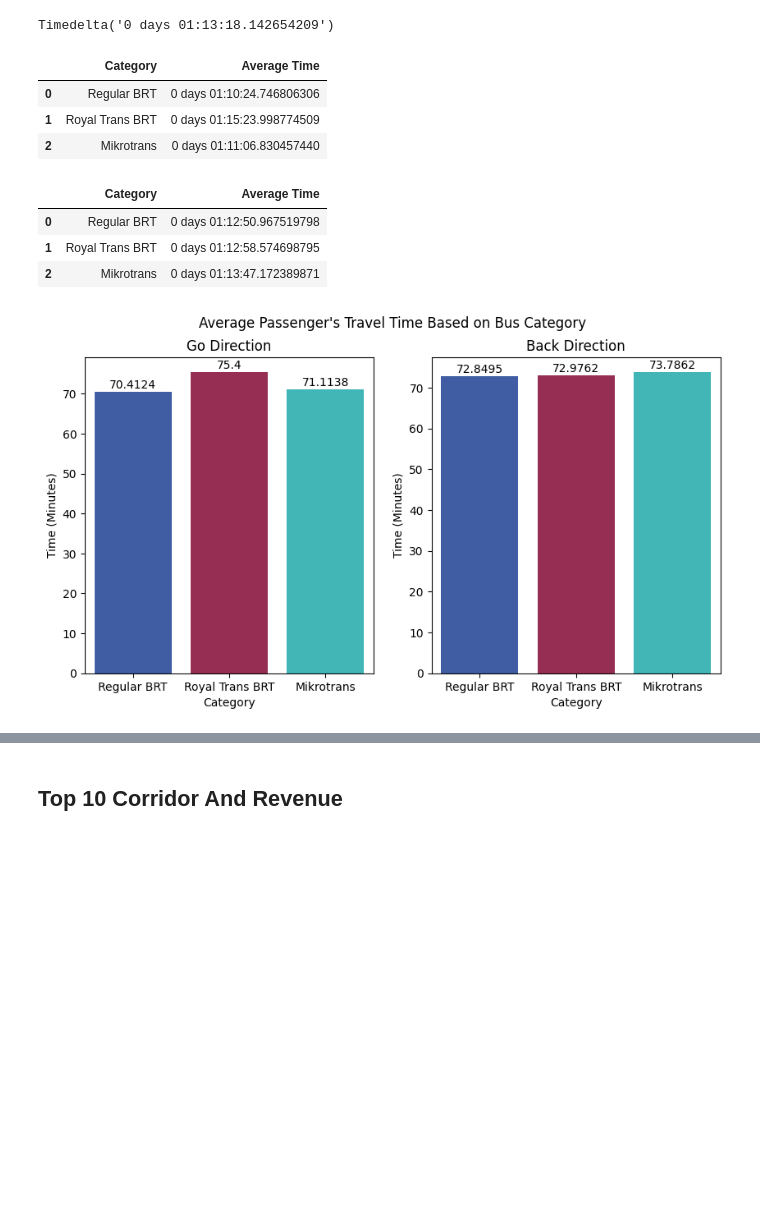
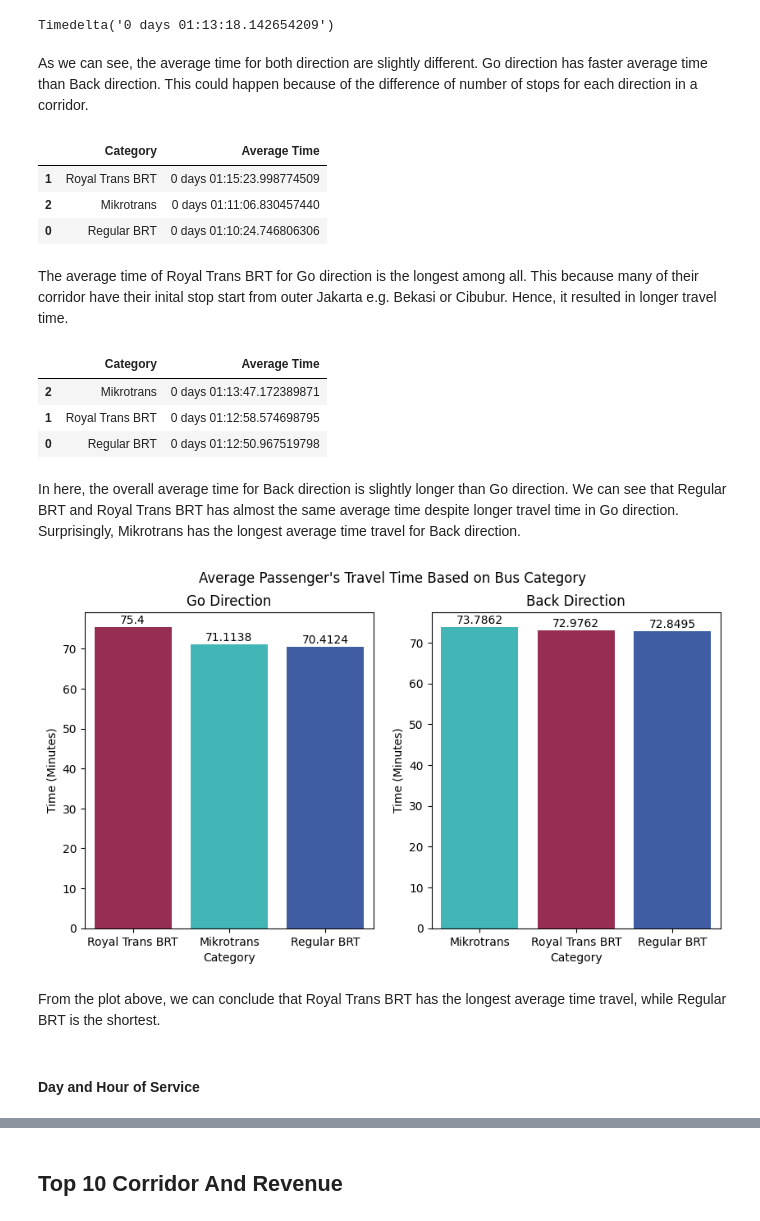
Before and after one commit to erlme/transjakarta, a Jupyter notebook: transjakarta_analysis.ipynb, the cells around one changed output, grey strips where cells are left out. Cells and saved outputs as stored; diff of their text form; code cells hidden in the pictures; blank space fills up the shorter version.

```diff
--- a/transjakarta_analysis.ipynb
+++ b/transjakarta_analysis.ipynb
@@ -671,0 +903,3 @@ Timedelta('0 days 03:50:00')
+# %%
+dft['seqInterval'] = dft['stopEndSeq'] - dft['stopStartSeq'] # interval between stops
+display(dft['seqInterval'].min(),dft['seqInterval'].max())
@@ -671,0 +909,3 @@ Timedelta('0 days 03:50:00')
+# %%
+dft['avgSeqTime'] = (dft['travelTime'].dt.total_seconds()/60) /dft['seqInterval'] # average time between stops
+display(dft['avgSeqTime'].min(),dft['avgSeqTime'].max())
@@ -1064,6 +1531,8 @@ display(avg_go,avg_back)
 # %% [output]
 Timedelta('0 days 01:10:58.312701977')
 Timedelta('0 days 01:13:18.142654209')
+# %% [markdown]
+As we can see, the average time for both direction are slightly different. Go direction has faster average time than Back direction. This could happen because of the difference of number of stops for each direction in a corridor.
 # %%
 avg_go_regular = dft[(dft['direction'] == 0) & (dft['category'] == 'Regular')]['travelTime'].mean()
 avg_go_royal = dft[(dft['direction'] == 0) & (dft['category'] == 'Royal Trans')]['travelTime'].mean()
@@ -1074,13 +1543,15 @@ go_cat = {
     'Average Time':[avg_go_regular,avg_go_royal,avg_go_mikro_elder]
 }
 
-go_avg_time_df = pd.DataFrame(go_cat)
+go_avg_time_df = pd.DataFrame(go_cat).sort_values(by='Average Time',ascending=False)
 go_avg_time_df
 # %% [output]
 |  | Category | Average Time |
-| 0 | Regular BRT | 0 days 01:10:24.746806306 |
 | 1 | Royal Trans BRT | 0 days 01:15:23.998774509 |
 | 2 | Mikrotrans | 0 days 01:11:06.830457440 |
+| 0 | Regular BRT | 0 days 01:10:24.746806306 |
+# %% [markdown]
+The average time of Royal Trans BRT for Go direction is the longest among all. This because many of their corridor have their inital stop start from outer Jakarta e.g. Bekasi or Cibubur. Hence, it resulted in longer travel time.
 # %%
 avg_back_regular = dft[(dft['direction'] == 1) & (dft['category'] == 'Regular')]['travelTime'].mean()
 avg_back_royal = dft[(dft['direction'] == 1) & (dft['category'] == 'Royal Trans')]['travelTime'].mean()
@@ -1091,49 +1562,56 @@ back_cat = {
     'Average Time':[avg_back_regular,avg_back_royal,avg_back_mikro_elder]
 }
 
-back_avg_time_df = pd.DataFrame(back_cat)
+back_avg_time_df = pd.DataFrame(back_cat).sort_values(by='Average Time',ascending=False)
 back_avg_time_df
 # %% [output]
 |  | Category | Average Time |
+| 2 | Mikrotrans | 0 days 01:13:47.172389871 |
+| 1 | Royal Trans BRT | 0 days 01:12:58.574698795 |
 | 0 | Regular BRT | 0 days 01:12:50.967519798 |
-| 1 | Royal Trans BRT | 0 days 01:12:58.574698795 |
-| 2 | Mikrotrans | 0 days 01:13:47.172389871 |
+# %% [markdown]
+In here, the overall average time for Back direction is slightly longer than Go direction. We can see that Regular BRT and Royal Trans BRT has almost the same average time despite longer travel time in Go direction. Surprisingly, Mikrotrans has the longest average time travel for Back direction.
 # %%
 go_avg_tominutes = go_avg_time_df['Average Time'].dt.total_seconds() / 60
 back_avg_tominutes = back_avg_time_df['Average Time'].dt.total_seconds() / 60
-bus_color = ['#2F56B3','#A71D50','#2EC8CA']
+bus_color_go = ['#A71D50','#2EC8CA','#2F56B3']
+bus_color_back = ['#2EC8CA','#A71D50','#2F56B3']
 
 fig, axs = plt.subplots(1, 2, figsize=(10,5))
 plt.suptitle("Average Passenger's Travel Time Based on Bus Category")
 
 bar0 = sns.barplot(x=go_avg_time_df['Category'],
             y=go_avg_tominutes,
             hue=go_avg_time_df['Category'],
-            palette=bus_color,
+            palette=bus_color_go,
             legend=False ,
             ax=axs[0])
 
 for container in bar0.containers:
     bar0.bar_label(container, label_type='edge', padding=1)
 
 axs[0].set_xlabel('Category')
 axs[0].set_ylabel('Time (Minutes)')
 axs[0].set_title("Go Direction")
 
 bar1 = sns.barplot(x=back_avg_time_df['Category'],
             y=back_avg_tominutes,
             hue=back_avg_time_df['Category'],
-            palette=bus_color,
+            palette=bus_color_back,
             legend=False ,
             ax=axs[1])
 
 for container in bar1.containers:
     bar1.bar_label(container, label_type='edge', padding=1)
 
 axs[1].set_xlabel('Category')
 axs[1].set_ylabel('Time (Minutes)')
 axs[1].set_title("Back Direction")
 
 plt.show()
 # %% [output]
-[figure, old version]
+[figure, new version]
+# %% [markdown]
+From the plot above, we can conclude that Royal Trans BRT has the longest average time travel, while Regular BRT is the shortest.
+# %% [markdown]
+#### Day and Hour of Service
```
Also changed, not shown: parts of 214 cells of this notebook.
